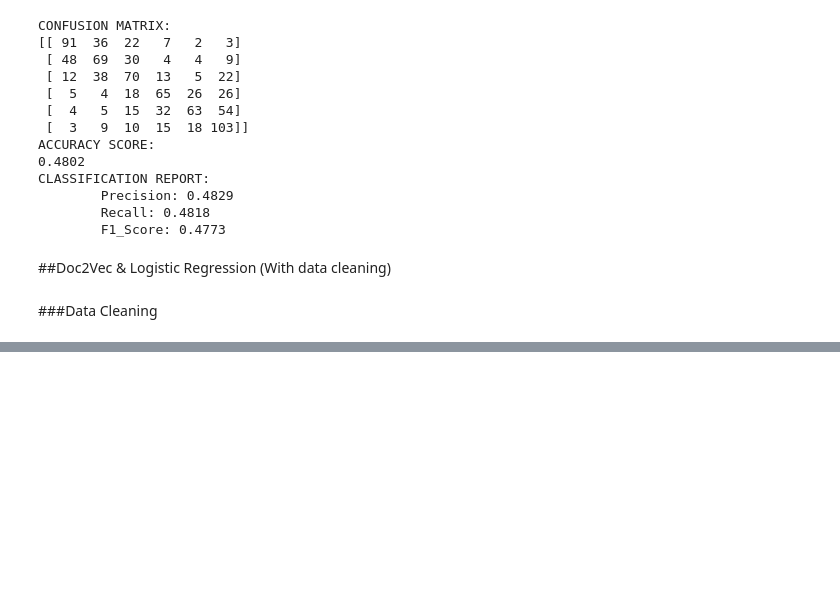
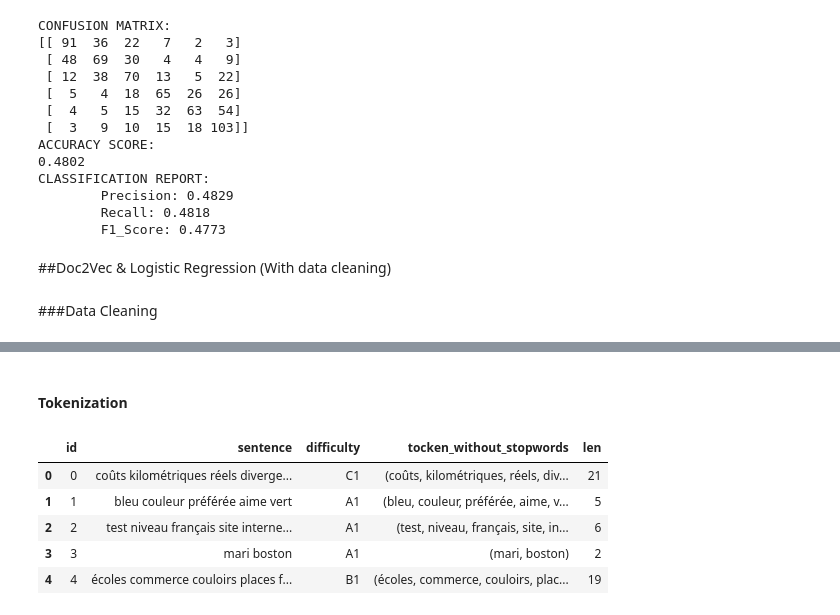
Before and after one commit to stefarine/DMML2022_ROLEX, a Jupyter notebook: DMML_PROJECT.ipynb, the cells around one changed output, grey strips where cells are left out. Saved outputs shown, nothing was run; the diff lists cells and outputs as text; code cells hidden in the pictures; blank space fills up the shorter version.

```diff
--- a/DMML_PROJECT.ipynb
+++ b/DMML_PROJECT.ipynb
@@ -365,0 +418,5 @@ CLASSIFICATION REPORT:
+# %%
+nltk.download('wordnet')
+nltk.download('punkt')
+nltk.download('stopwords')
+nlp = spacy.load('fr_core_news_sm')
@@ -365,0 +470,16 @@ CLASSIFICATION REPORT:
+# %% [markdown]
+#### Tokenization
+# %%
+#Tokenize
+df['tocken_without_stopwords'] = [nlp(text) for text in df.sentence]
+
+#add a columns with the lengh
+df['len'] = [len(token) for token in df.tocken_without_stopwords]
+df.head()
+# %% [output]
+|  | id | sentence | difficulty | tocken_without_stopwords | len |
+| 0 | 0 | coûts kilométriques réels diverge... | C1 | (coûts, kilométriques, réels, div... | 21 |
+| 1 | 1 | bleu couleur préférée aime vert | A1 | (bleu, couleur, préférée, aime, v... | 5 |
+| 2 | 2 | test niveau français site interne... | A1 | (test, niveau, français, site, in... | 6 |
+| 3 | 3 | mari boston | A1 | (mari, boston) | 2 |
+| 4 | 4 | écoles commerce couloirs places f... | B1 | (écoles, commerce, couloirs, plac... | 19 |
```
Also changed, not shown: parts of 40 cells of this notebook.
